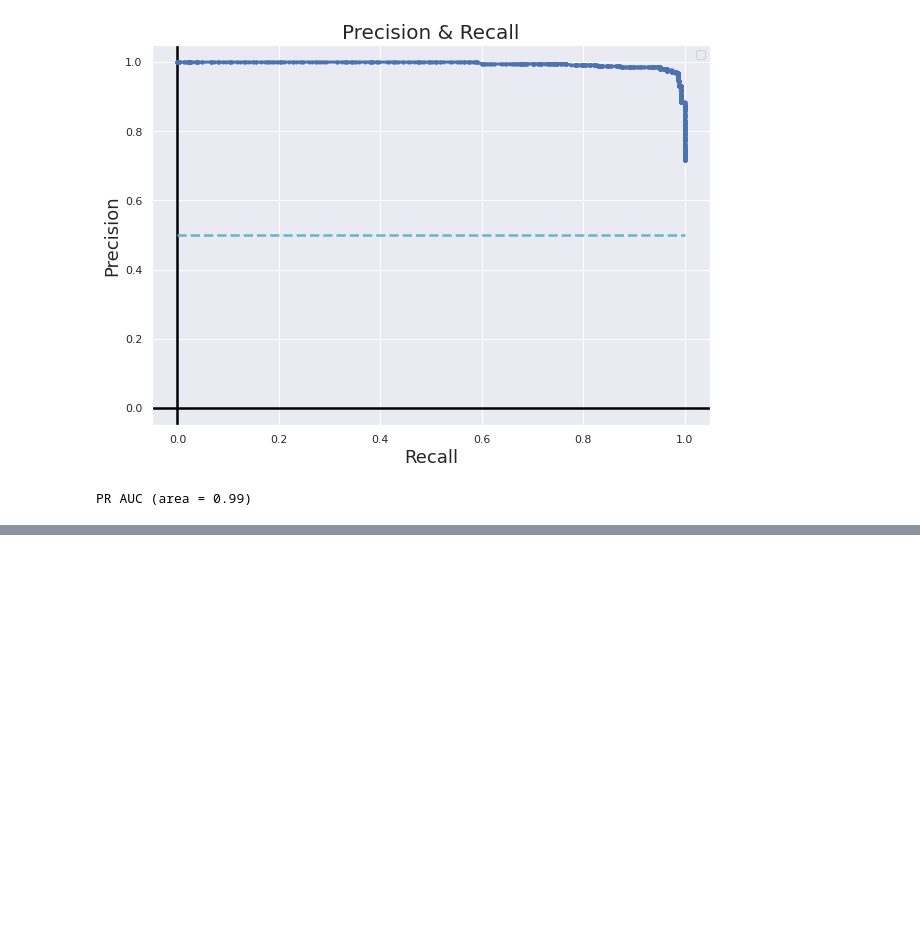
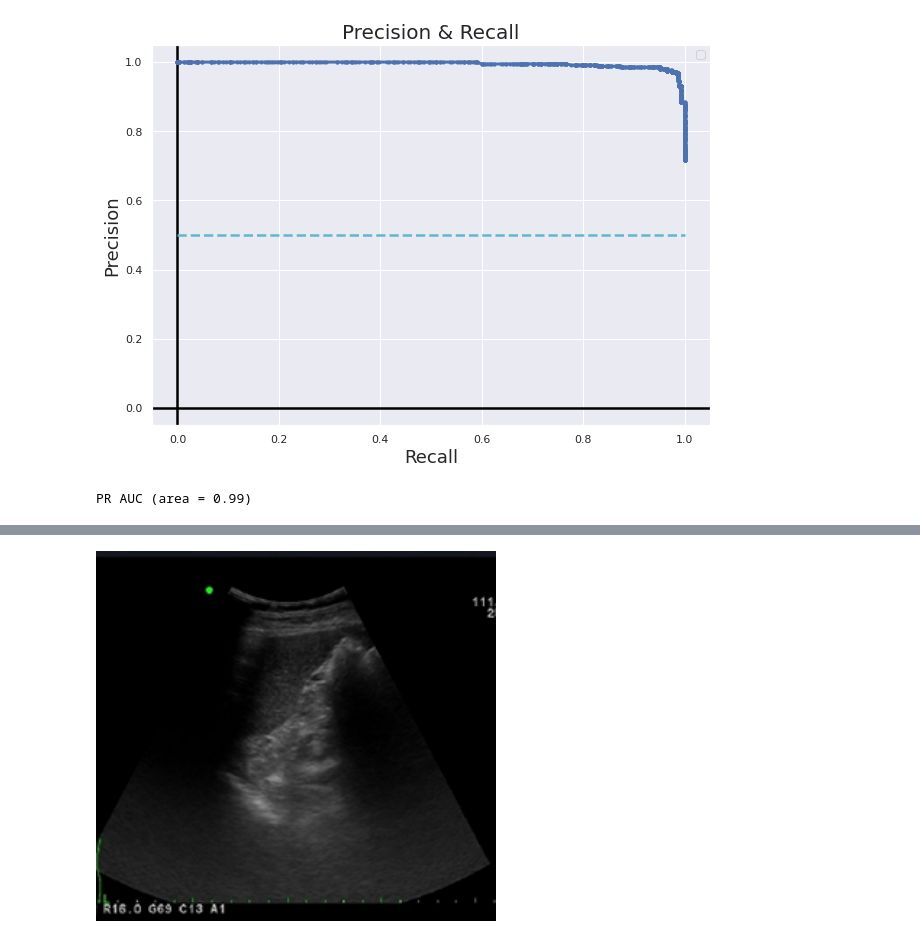
Before and after one commit to Peckkie/USAI_ABnormal_Screening, a Jupyter notebook: Test_Predict_Validation_EffNetB0.ipynb, the cells around one changed output, grey strips where cells are left out. Cells and saved outputs as stored; diff of their text form; code cells hidden in the pictures; blank space fills up the shorter version.

```diff
--- a/Test_Predict_Validation_EffNetB0.ipynb
+++ b/Test_Predict_Validation_EffNetB0.ipynb
@@ -420,0 +776,4 @@ PR AUC (area = 0.99)
+# %%
+Image(filename='P7_Case_001-1.jpg.png',width=400)
+# %% [output]
+[figure, added]
```
Also changed, not shown: parts of 41 cells of this notebook.
